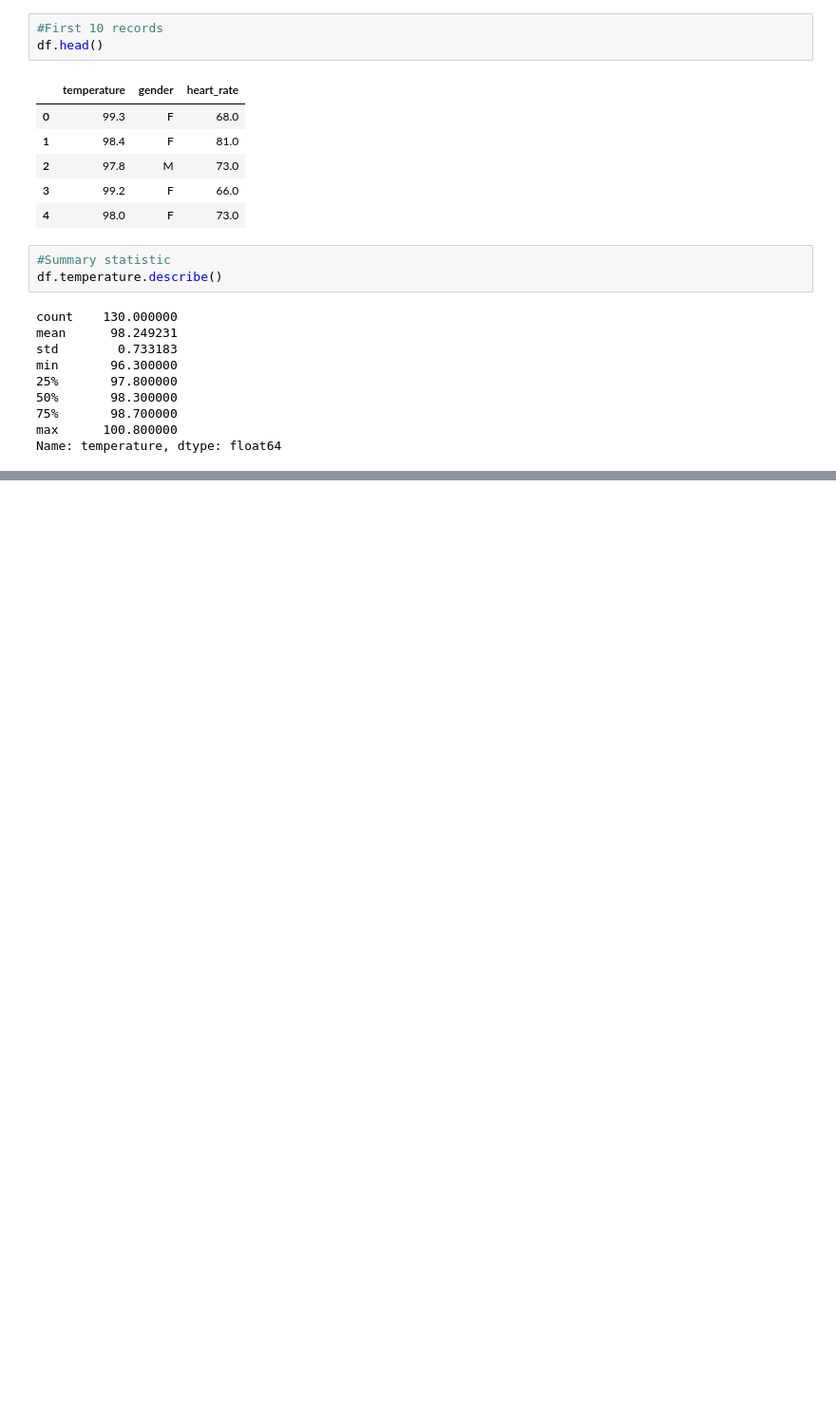
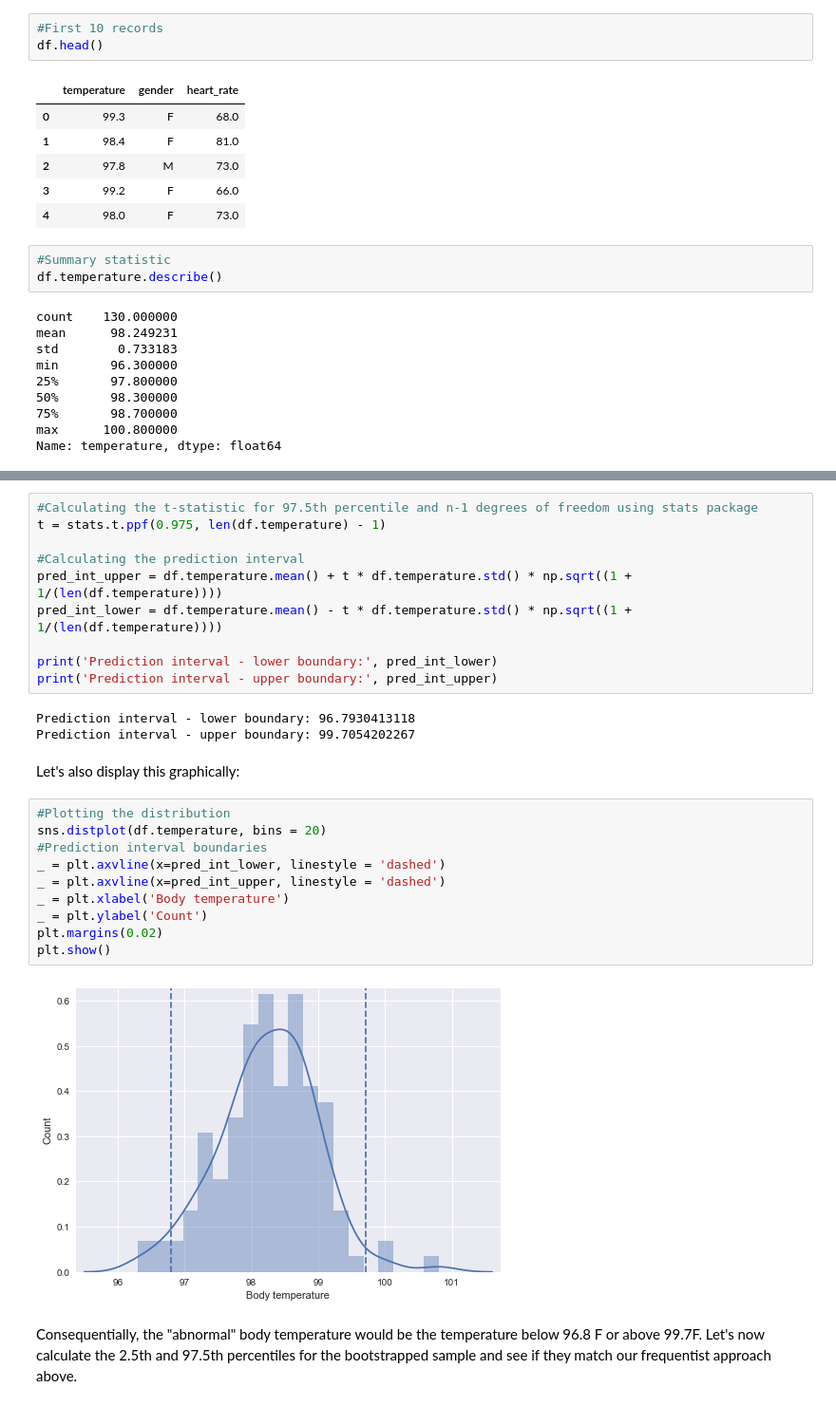
Before and after one commit to mamnunam/Springboard_Data_Science_track, a Jupyter notebook: EDA_human_temperature/sliderule_dsi_inferential_statistics_exercise_1.ipynb, the cells around one changed output, grey strips where cells are left out. Shown: that part at 95% size. Cells and saved outputs as stored; diff of their text form; blank space fills up the shorter version.

```diff
--- a/EDA_human_temperature/sliderule_dsi_inferential_statistics_exercise_1.ipynb
+++ b/EDA_human_temperature/sliderule_dsi_inferential_statistics_exercise_1.ipynb
@@ -103,0 +342,29 @@ plt.show()
+# %%
+#Calculating the t-statistic for 97.5th percentile and n-1 degrees of freedom using stats package
+t = stats.t.ppf(0.975, len(df.temperature) - 1)
+
+#Calculating the prediction interval
+pred_int_upper = df.temperature.mean() + t * df.temperature.std() * np.sqrt((1 + 1/(len(df.temperature))))
+pred_int_lower = df.temperature.mean() - t * df.temperature.std() * np.sqrt((1 + 1/(len(df.temperature))))
+
+print('Prediction interval - lower boundary:', pred_int_lower)
+print('Prediction interval - upper boundary:', pred_int_upper)
+# %% [output]
+Prediction interval - lower boundary: 96.7930413118
+Prediction interval - upper boundary: 99.7054202267
+# %% [markdown]
+Let's also display this graphically:
+# %%
+#Plotting the distribution
+sns.distplot(df.temperature, bins = 20)
+#Prediction interval boundaries
+_ = plt.axvline(x=pred_int_lower, linestyle = 'dashed')
+_ = plt.axvline(x=pred_int_upper, linestyle = 'dashed')
+_ = plt.xlabel('Body temperature')
+_ = plt.ylabel('Count')
+plt.margins(0.02)
+plt.show()
+# %% [output]
+[figure, added]
+# %% [markdown]
+Consequentially, the "abnormal" body temperature would be the temperature below 96.8 F or above 99.7F. Let's now calculate the 2.5th and 97.5th percentiles for the bootstrapped sample and see if they match our frequentist approach above.
```
Also changed, not shown: parts of 51 cells of this notebook.
